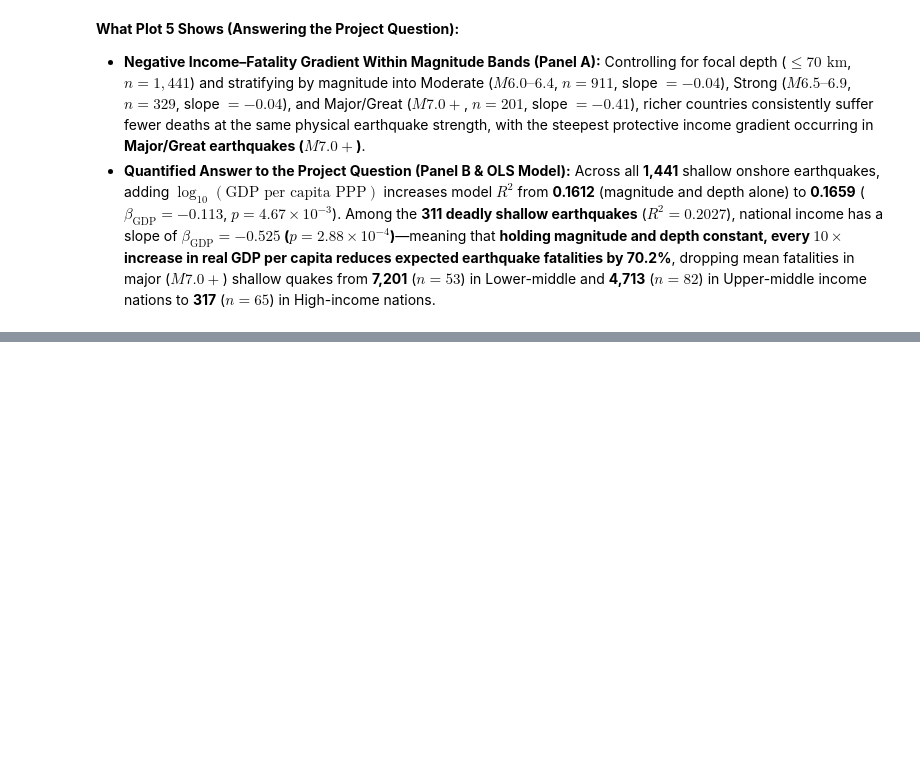
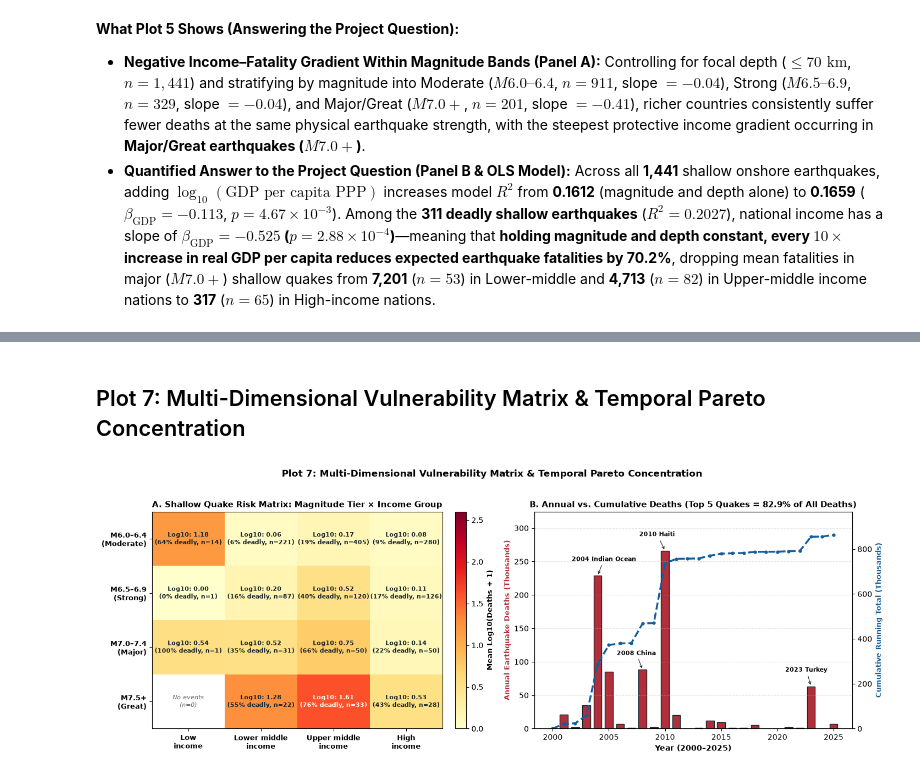
Before and after one commit to SilvernOak/DA2402_Project_Earthquakes, a Jupyter notebook: notebooks/04_visualisation.ipynb, the cells around one changed output, grey strips where cells are left out. Drawn from its saved outputs; the diff is of its cells as text; code cells hidden in the pictures; blank space fills up the shorter version.

```diff
--- a/notebooks/04_visualisation.ipynb
+++ b/notebooks/04_visualisation.ipynb
@@ -363,0 +426,68 @@ print(f"   -> Holding magnitude and depth constant, a 10x increase in GDP per ca
+# %% [markdown]
+## Plot 7: Multi-Dimensional Vulnerability Matrix & Temporal Pareto Concentration
+# %%
+# ==============================================================================
+# Plot 7: Magnitude x Income Risk Matrix & Cumulative vs. Annual Fatality Fix
+# ==============================================================================
+fig, (ax1, ax2) = plt.subplots(1, 2, figsize=(14.5, 5.2))
+
+# Panel A: 2D Heatmap of Mean Log10(Deaths + 1) & Deadly % by Magnitude Band x Income Group
+shallow_econ = df[(df["depth"] <= 70) & (df["income_group"].isin(INCOME_ORDER))].copy()
+shallow_econ["mag_band"] = pd.cut(
+    shallow_econ["mag"],
+    bins=[5.99, 6.49, 6.99, 7.49, 9.5],
+    labels=["M6.0–6.4\n(Moderate)", "M6.5–6.9\n(Strong)", "M7.0–7.4\n(Major)", "M7.5+\n(Great)"]
+)
+
+piv_log = shallow_econ.pivot_table(index="mag_band", columns="income_group", values="log10_deaths", aggfunc="mean", observed=False).reindex(columns=INCOME_ORDER)
+piv_pct = shallow_econ.pivot_table(index="mag_band", columns="income_group", values="deaths_final", aggfunc=lambda s: (s > 0).mean()*100, observed=False).reindex(columns=INCOME_ORDER)
+piv_cnt = shallow_econ.pivot_table(index="mag_band", columns="income_group", values="id", aggfunc="count", observed=False).reindex(columns=INCOME_ORDER).fillna(0)
+
+im = ax1.imshow(piv_log.values, cmap="YlOrRd", aspect="auto", vmin=0, vmax=2.6)
+ax1.set_xticks(range(len(INCOME_ORDER)))
+ax1.set_xticklabels(["Low\nincome", "Lower middle\nincome", "Upper middle\nincome", "High\nincome"], fontsize=9, fontweight="bold")
+ax1.set_yticks(range(len(piv_log.index)))
+ax1.set_yticklabels(piv_log.index, fontsize=9, fontweight="bold")
+
+for i in range(piv_log.shape[0]):
+    for j in range(piv_log.shape[1]):
+        val = piv_log.values[i, j]
+        pct = piv_pct.values[i, j]
+        cnt = int(piv_cnt.values[i, j])
+        if cnt > 0 and not np.isnan(val):
+            txt_col = "white" if val > 1.35 else "#14222B"
+            ax1.text(j, i, f"Log10: {val:.2f}\n({pct:.0f}% deadly, n={cnt})", ha="center", va="center", color=txt_col, fontsize=8, fontweight="bold")
+        else:
+            ax1.text(j, i, "No events\n(n=0)", ha="center", va="center", color="#666666", fontsize=8, fontstyle="italic")
+
+cbar = plt.colorbar(im, ax=ax1, fraction=0.046, pad=0.04)
+cbar.set_label("Mean Log10(Deaths + 1)", fontsize=9, fontweight="bold")
+ax1.set_title("A. Shallow Quake Risk Matrix: Magnitude Tier × Income Group", fontsize=10.5, fontweight="bold")
+
+# Panel B: Annual Bars vs. Cumulative Running Total (Lecture 11 De-ception Fix)
+yearly_deaths = df.groupby("year")["deaths_final"].sum().reindex(range(2000, 2026), fill_value=0)
+cum_deaths = yearly_deaths.cumsum()
+
+ax2.bar(yearly_deaths.index, yearly_deaths.values / 1000.0, color="#B02F3B", edgecolor="#14222B", width=0.72, label="Annual Fatalities (Shows Episodic Mega-Shocks)")
+ax2_twin = ax2.twinx()
+ax2_twin.plot(cum_deaths.index, cum_deaths.values / 1000.0, color="#125F9E", linewidth=2.5, linestyle="--", marker="o", markersize=3.5, label="Cumulative Running Total (862.3k)")
+
+for yr_lbl, name_lbl in [(2004, "2004 Indian Ocean"), (2008, "2008 China"), (2010, "2010 Haiti"), (2023, "2023 Turkey")]:
+    y_val = yearly_deaths.loc[yr_lbl] / 1000.0
+    ax2.annotate(name_lbl, xy=(yr_lbl, y_val), xytext=(yr_lbl - 2.3, y_val + 22),
+                 fontsize=8, fontweight="bold", arrowprops=dict(arrowstyle="->", color="#14222B", lw=0.8))
+
+ax2.set_ylim(0, yearly_deaths.max() / 1000.0 * 1.22)
+ax2_twin.set_ylim(0, cum_deaths.max() / 1000.0 * 1.12)
+ax2.set_xlabel("Year (2000–2025)", fontsize=10, fontweight="bold")
+ax2.set_ylabel("Annual Earthquake Deaths (Thousands)", color="#B02F3B", fontsize=9.5, fontweight="bold")
+ax2_twin.set_ylabel("Cumulative Running Total (Thousands)", color="#125F9E", fontsize=9.5, fontweight="bold")
+ax2.set_title("B. Annual vs. Cumulative Deaths (Top 5 Quakes = 82.9% of All Deaths)", fontsize=10.5, fontweight="bold")
+ax2.grid(axis="y", linestyle="--", alpha=0.35)
+
+fig.suptitle("Plot 7: Multi-Dimensional Vulnerability Matrix & Temporal Pareto Concentration", fontsize=12.5, fontweight="bold", y=1.02)
+plt.tight_layout()
+plt.savefig("reports/figures/plot7_risk_matrix_and_timeline.png", dpi=300, bbox_inches="tight")
+plt.show()
+# %% [output]
+[figure, added]
```
Also changed, not shown: parts of 4 cells of this notebook, 42 other files.
